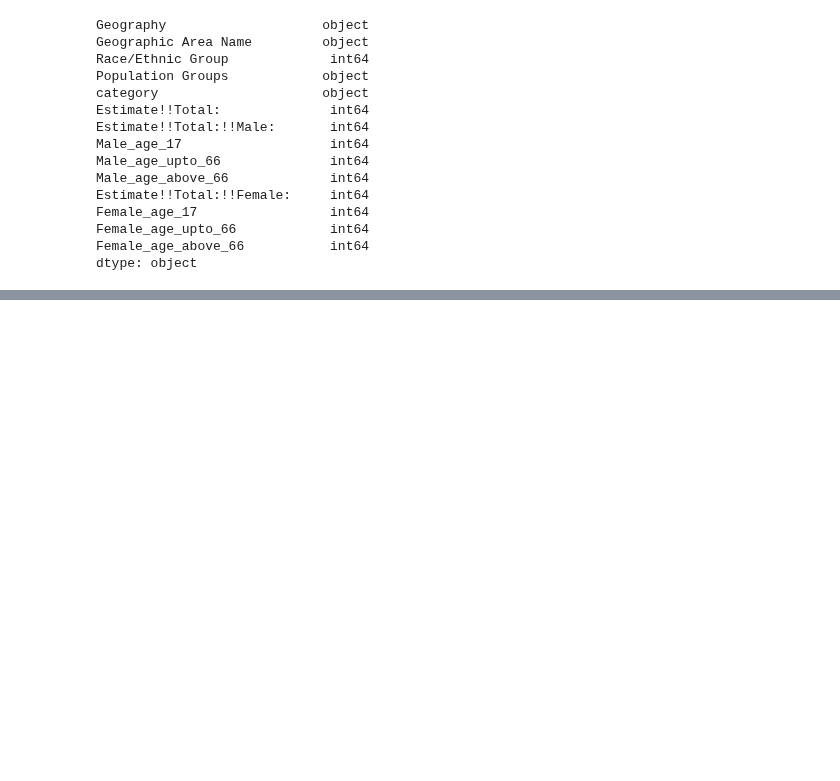
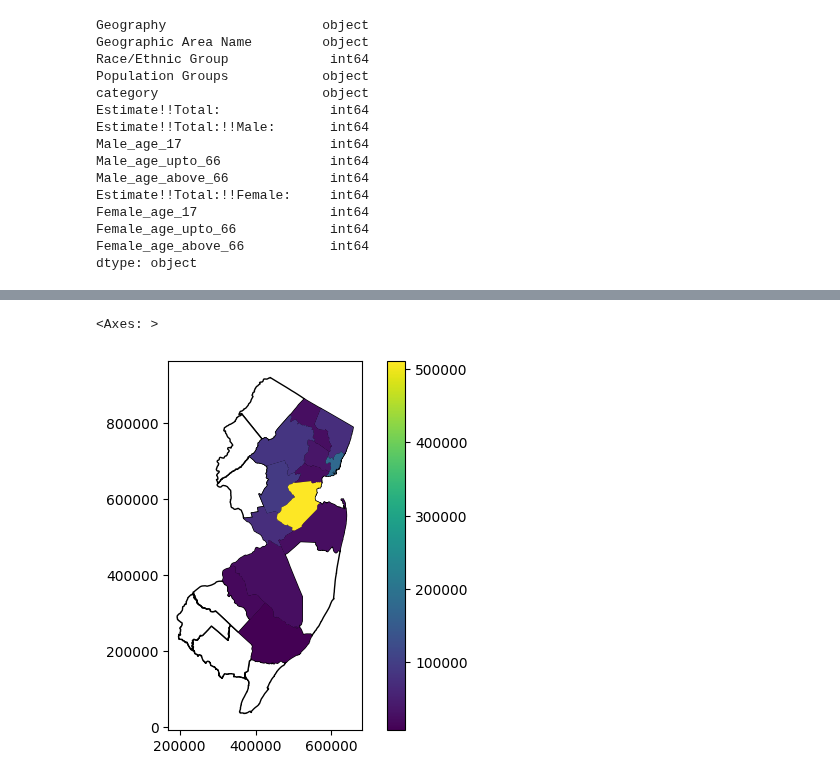
Before and after one commit to NihilKottal001/GIS, a Jupyter notebook: PS1.ipynb, the cells around one changed output, grey strips where cells are left out. Cells and saved outputs as stored; diff of their text form; code cells hidden in the pictures; blank space fills up the shorter version.

```diff
--- a/PS1.ipynb
+++ b/PS1.ipynb
@@ -180,0 +207,10 @@ See the caveats in the documentation: https://pandas.pydata.org/pandas-docs/stab
+# %%
+##Getting rid of leading and trailing whitespace
+
+njC_population['County'] = njC_population['County'].str.strip()
+
+
+##Aggregate the data to so that many to one relationship is avoided
+
+grouped = njC_population.groupby(['category','County']).agg({'Estimate!!Total:': 'sum', 'Estimate!!Total:!!Male:': 'sum','Male_age_17': 'sum','Male_age_upto_66': 'sum','Estimate!!Total:!!Female:': 'sum','Female_age_17': 'sum','Female_age_upto_66': 'sum','Female_age_above_66': 'sum'}).reset_index()
+grouped.head(2)
@@ -180,0 +221,7 @@ See the caveats in the documentation: https://pandas.pydata.org/pandas-docs/stab
+# %%
+####Merging Datasets
+
+grouped.rename(columns={'County': 'COUNTY_LAB'}, inplace=True)
+merged_data = pd.merge(njC, grouped, on='COUNTY_LAB',how='outer',indicator=True)
+len(merged_data)
+merged_data.dtypes
@@ -180,0 +247,8 @@ See the caveats in the documentation: https://pandas.pydata.org/pandas-docs/stab
+# %%
+indian = merged_data[merged_data['category'] == 'Indian']
+# %%
+base = njC.plot(color='white', edgecolor='black')
+indian.plot(ax=base, column="Estimate!!Total:", figsize=(10,12),legend = True)
+# %% [output]
+<Axes: >
+[figure, added]
```
Also changed, not shown: parts of 8 cells of this notebook.
